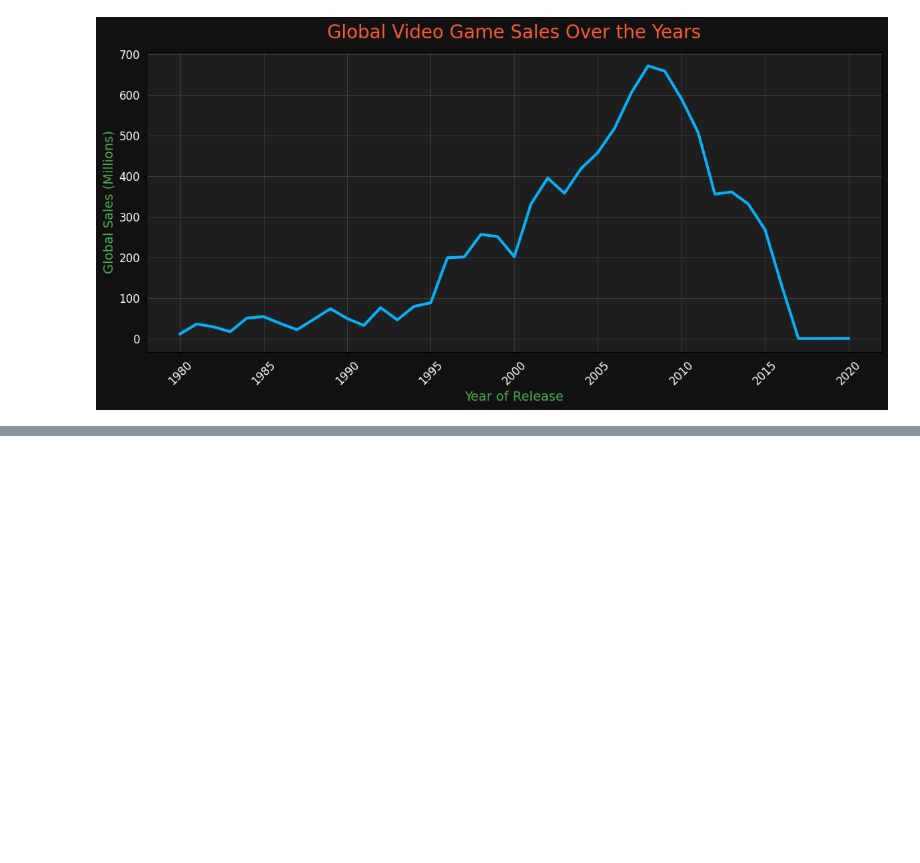
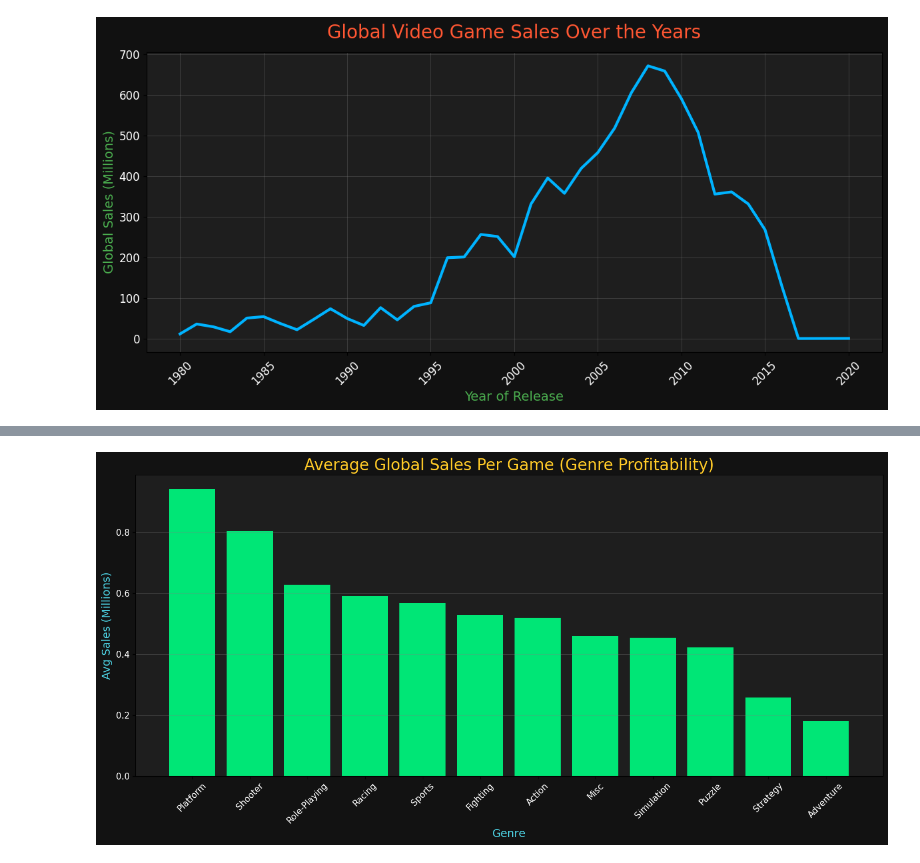
Before and after one commit to AnakinSkywalker0/DataAnalysisOnVideoGames, a Jupyter notebook: data_analysis.ipynb, the cells around one changed output, grey strips where cells are left out. Drawn from its saved outputs; the diff is of its cells as text; code cells hidden in the pictures; blank space fills up the shorter version.

```diff
--- a/data_analysis.ipynb
+++ b/data_analysis.ipynb
@@ -203,0 +264,23 @@ plt.show()
+# %%
+import matplotlib.pyplot as plt
+
+genre_avg_sales = df.groupby('Genre')['Global_Sales'].mean().sort_values(ascending=False)
+
+plt.figure(figsize=(14,7))
+plt.bar(genre_avg_sales.index, genre_avg_sales.values, color='#00e676')
+
+plt.title('Average Global Sales Per Game (Genre Profitability)', fontsize=20, color='#ffca28')
+plt.xlabel('Genre', fontsize=14, color='#4dd0e1')
+plt.ylabel('Avg Sales (Millions)', fontsize=14, color='#4dd0e1')
+
+plt.xticks(rotation=45, fontsize=11, color='white')
+plt.yticks(fontsize=11, color='white')
+plt.grid(axis='y', alpha=0.3, color='gray')
+
+plt.gca().set_facecolor('#1e1e1e')
+plt.gcf().patch.set_facecolor('#121212')
+
+plt.tight_layout()
+plt.show()
+# %% [output]
+[figure, added]
```
Also changed, not shown: parts of 9 cells of this notebook.
